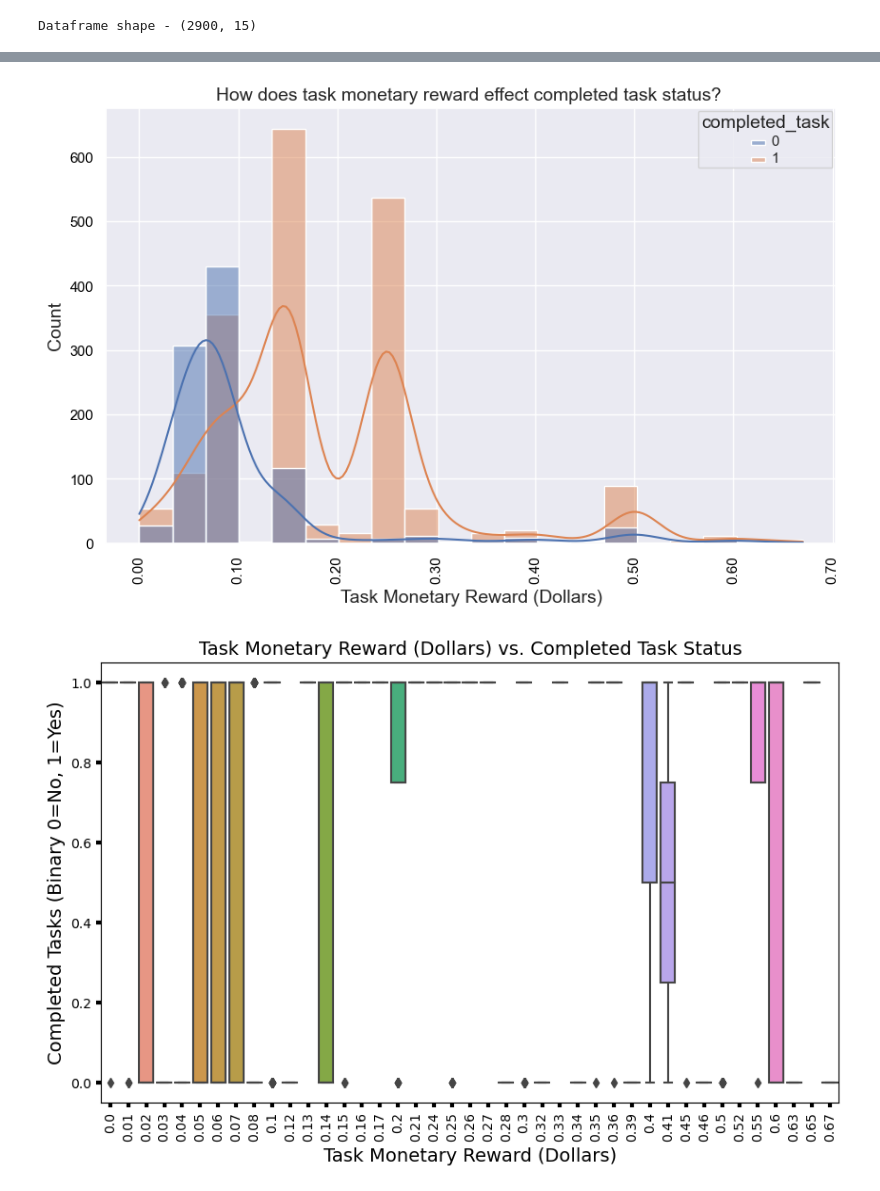
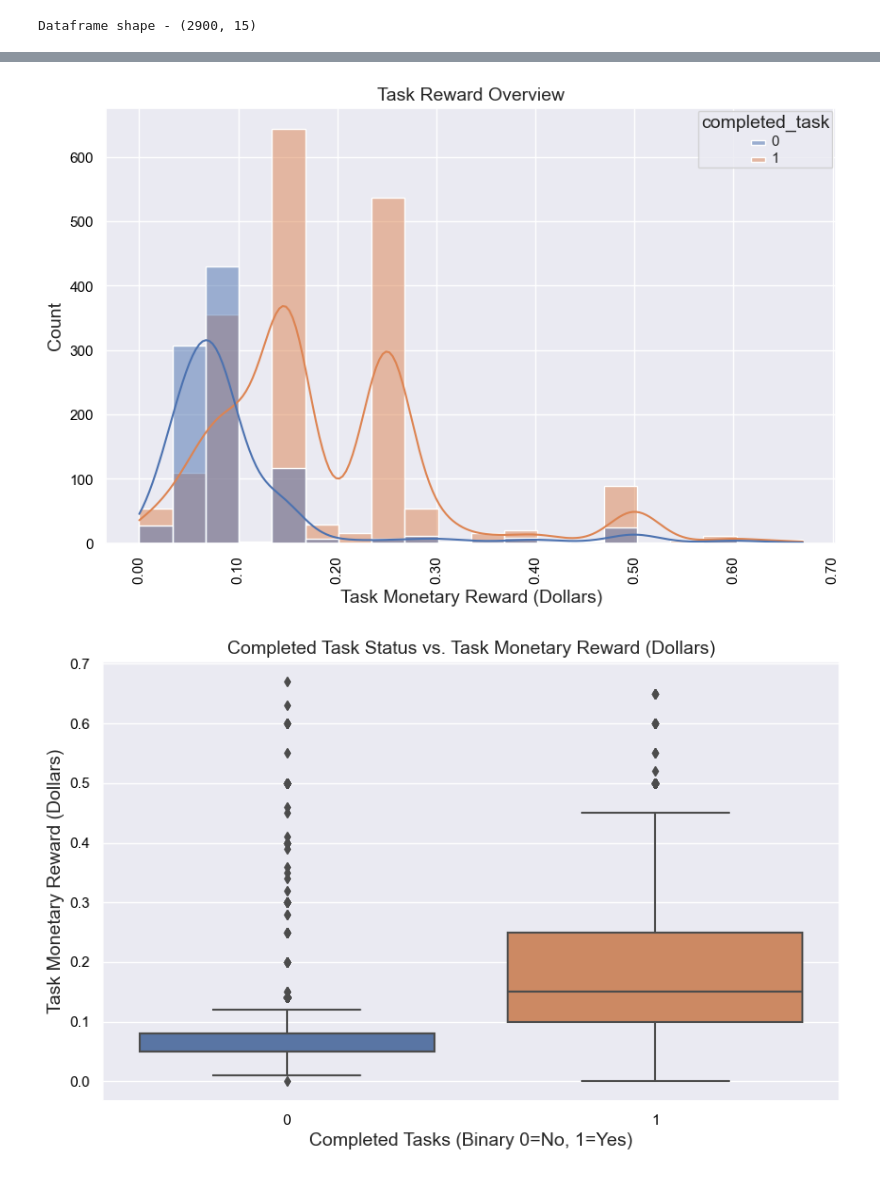
Before and after one commit to ztraboo/cpsc-6300-course-project, a Jupyter notebook: Checkpoint 2/checkpoint_2.ipynb, the cells around one changed output, grey strips where cells are left out. Drawn from its saved outputs; the diff is of its cells as text; code cells hidden in the pictures.

```diff
--- a/Checkpoint 2/checkpoint_2.ipynb
+++ b/Checkpoint 2/checkpoint_2.ipynb
@@ -153,7 +153,7 @@ ax = sns.histplot(
     kde=True, bins=20
 )
 ax.set_xticklabels(ax.get_xticklabels(),rotation=90)
-ax.set_title('How does task monetary reward effect completed task status? ', fontsize=14)
+ax.set_title('Task Reward Overview', fontsize=14)
 ax.set_xlabel('Task Monetary Reward (Dollars)', fontsize=14)
 ax.set_ylabel('Count', fontsize=14)
 ax.tick_params(labelcolor='black', labelsize=11, width=3)
@@ -163,19 +163,19 @@ plt.setp(ax.get_legend().get_texts(), fontsize='11') # for legend text
 plt.setp(ax.get_legend().get_title(), fontsize='14') # for legend title
 plt.show()
 # %% [output]
-[figure, old version]
+[figure, new version]
 # %%
 fig, ax = plt.subplots(figsize=(10,6))
-ax = sns.boxplot(x='task.monetary_reward_in_dollars',
-                 y='completed_task', data=data_filter_features)
-ax.set_xticklabels(ax.get_xticklabels(),rotation=90)
-ax.set_xlabel('Task Monetary Reward (Dollars)', fontsize=14)
-ax.set_ylabel('Completed Tasks (Binary 0=No, 1=Yes)', fontsize=14)
-ax.set_title('Task Monetary Reward (Dollars) vs. Completed Task Status', fontsize=14)
-ax.tick_params(labelcolor='black', labelsize='medium', width=3)
+ax = sns.boxplot(x='completed_task',
+                 y='task.monetary_reward_in_dollars', data=data_filter_features)
+ax.set_xticklabels(ax.get_xticklabels(),rotation=0)
+ax.set_xlabel('Completed Tasks (Binary 0=No, 1=Yes)', fontsize=14)
+ax.set_ylabel('Task Monetary Reward (Dollars)', fontsize=14)
+ax.set_title('Completed Task Status vs. Task Monetary Reward (Dollars)', fontsize=14)
+ax.tick_params(labelcolor='black', labelsize=11, width=3)
 plt.show()
 # %% [output]
-[figure, old version]
+[figure, new version]
 # %%
 # Now that our data is trimmed let's put it into a k-nearest neighbors model
 
```
Also changed, not shown: parts of 6 cells of this notebook, 6 other files.
